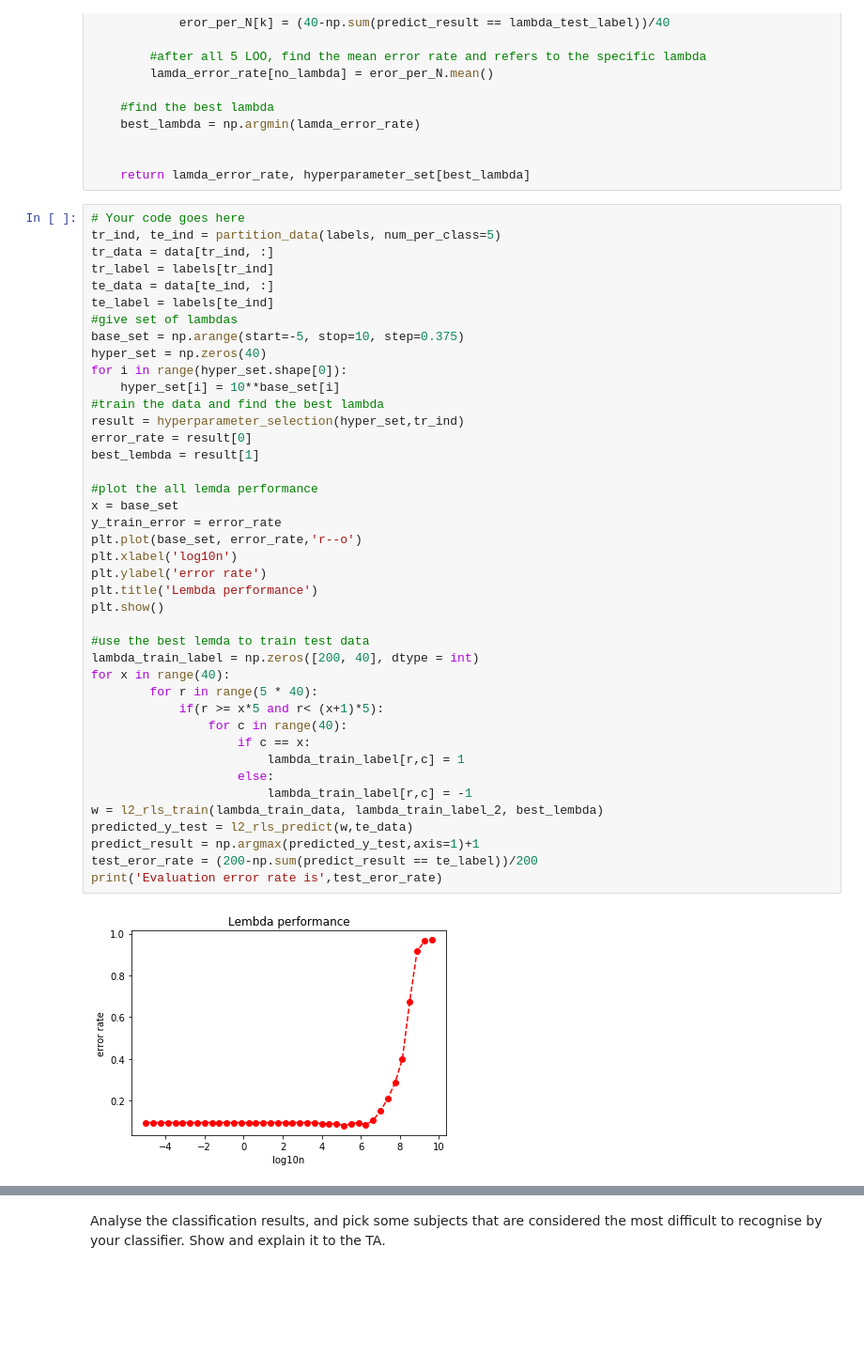
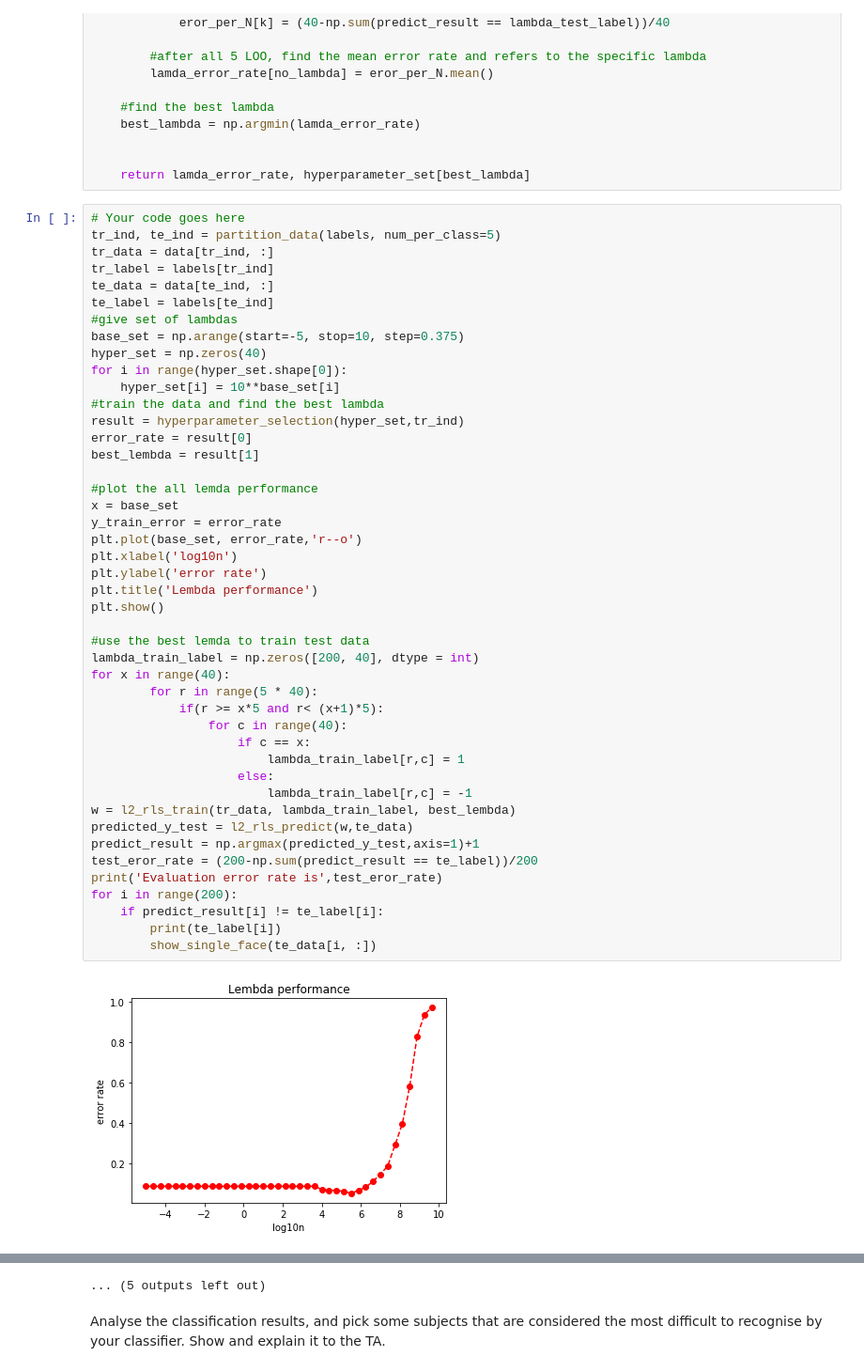
Before and after one commit to Feifan-Chen/face-recoginition-program, a Jupyter notebook: Lab3.ipynb, the cells around one changed output, grey strips where cells are left out. Shown at 94% size. Cells and saved outputs as stored; diff of their text form; blank space fills up the shorter version.

```diff
--- a/Lab3.ipynb
+++ b/Lab3.ipynb
@@ -357,32 +376,36 @@ for i in range(hyper_set.shape[0]):
     hyper_set[i] = 10**base_set[i]
 #train the data and find the best lambda
 result = hyperparameter_selection(hyper_set,tr_ind)
 error_rate = result[0]
 best_lembda = result[1]
 
 #plot the all lemda performance
 x = base_set
 y_train_error = error_rate
 plt.plot(base_set, error_rate,'r--o')
 plt.xlabel('log10n')
 plt.ylabel('error rate')
 plt.title('Lembda performance')
 plt.show()
 
 #use the best lemda to train test data
 lambda_train_label = np.zeros([200, 40], dtype = int)
 for x in range(40):
         for r in range(5 * 40):
             if(r >= x*5 and r< (x+1)*5):
                 for c in range(40):
                     if c == x:
                         lambda_train_label[r,c] = 1
                     else:
                         lambda_train_label[r,c] = -1
-w = l2_rls_train(lambda_train_data, lambda_train_label_2, best_lembda)
+w = l2_rls_train(tr_data, lambda_train_label, best_lembda)
 predicted_y_test = l2_rls_predict(w,te_data)
 predict_result = np.argmax(predicted_y_test,axis=1)+1
 test_eror_rate = (200-np.sum(predict_result == te_label))/200
 print('Evaluation error rate is',test_eror_rate)
+for i in range(200):
+    if predict_result[i] != te_label[i]:
+        print(te_label[i])
+        show_single_face(te_data[i, :])
 # %% [output]
-[figure, old version]
+[figure, new version]
@@ -390,2 +438,3 @@ Evaluation error rate is 0.04
+... (5 outputs left out)
 # %% [markdown]
 Analyse the classification results, and pick some subjects that are considered the most difficult to recognise by your classifier. Show and explain it to the TA.
```
Also changed, not shown: parts of 16 cells of this notebook.
